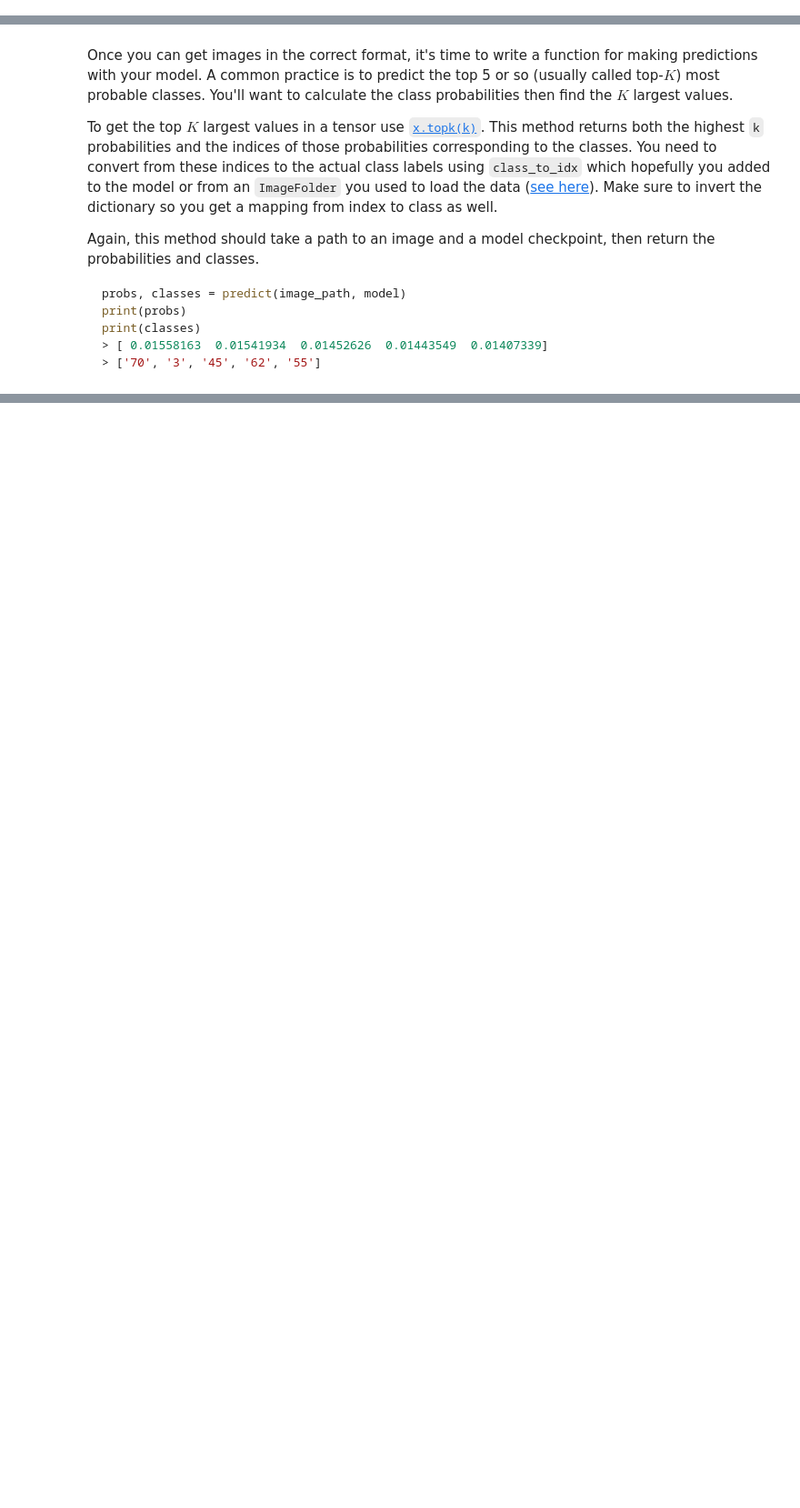
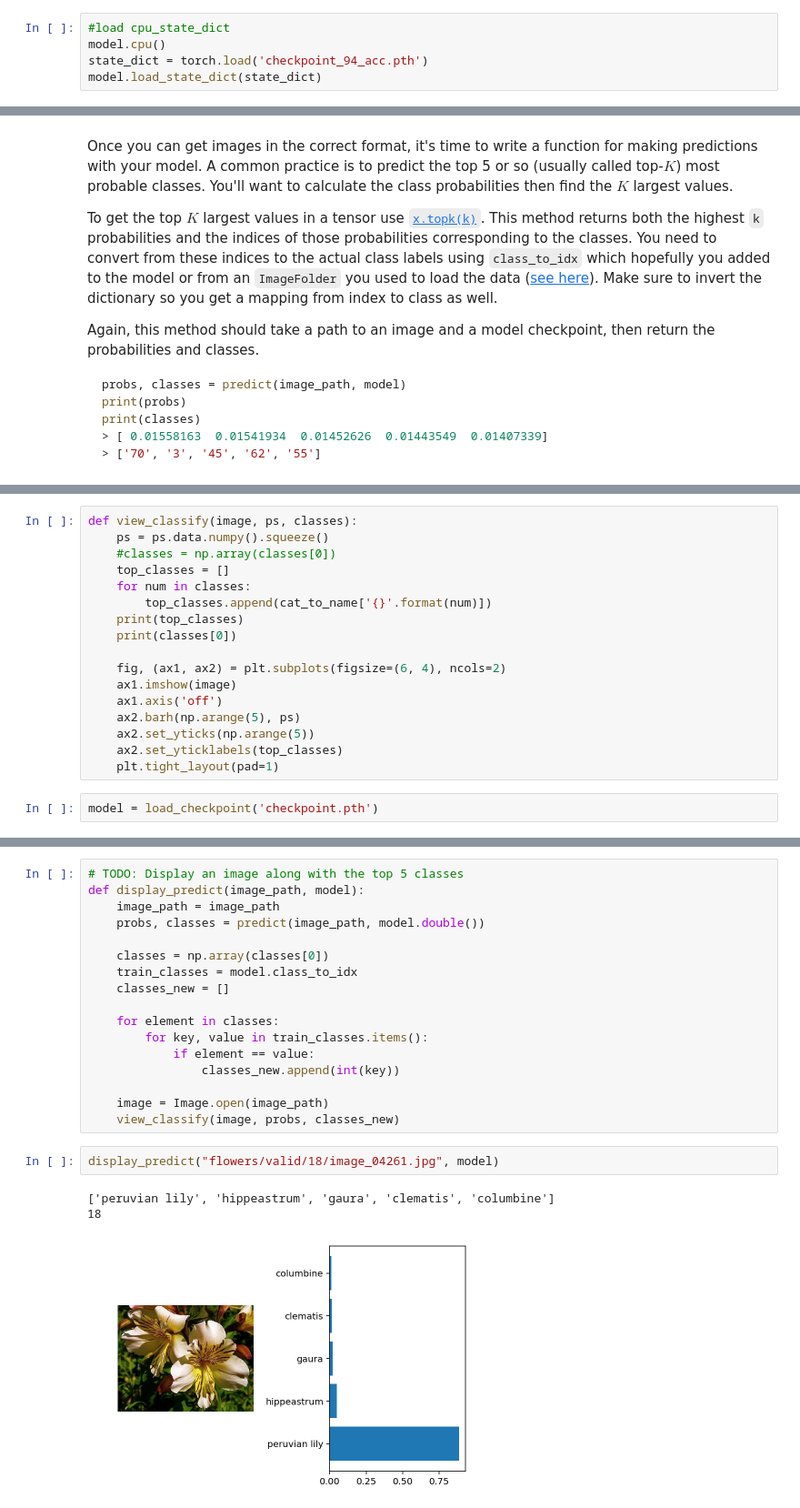
Before and after one commit to YBrauner/DeepLearningMaterial, a Jupyter notebook: Project_ImgClassifier/Image Classifier Project.ipynb, the cells around one changed output, grey strips where cells are left out. Shown: that part at 91% size. Cells and saved outputs as stored; diff of their text form; blank space fills up the shorter version.

```diff
--- a/Project_ImgClassifier/Image Classifier Project.ipynb
+++ b/Project_ImgClassifier/Image Classifier Project.ipynb
@@ -467,0 +389,5 @@ Remember that you'll want to completely rebuild the model later so you can use i
+# %%
+#load cpu_state_dict
+model.cpu()
+state_dict = torch.load('checkpoint_94_acc.pth')
+model.load_state_dict(state_dict)
@@ -561,0 +530,19 @@ You can convert from the class integer encoding to actual flower names with the
+# %%
+def view_classify(image, ps, classes):
+    ps = ps.data.numpy().squeeze()
+    #classes = np.array(classes[0])
+    top_classes = []
+    for num in classes:
+        top_classes.append(cat_to_name['{}'.format(num)])
+    print(top_classes)
+    print(classes[0])
+
+    fig, (ax1, ax2) = plt.subplots(figsize=(6, 4), ncols=2)
+    ax1.imshow(image)
+    ax1.axis('off')
+    ax2.barh(np.arange(5), ps)
+    ax2.set_yticks(np.arange(5))
+    ax2.set_yticklabels(top_classes)
+    plt.tight_layout(pad=1)
+# %%
+model = load_checkpoint('checkpoint.pth')
@@ -561,0 +555,23 @@ You can convert from the class integer encoding to actual flower names with the
+# %%
+# TODO: Display an image along with the top 5 classes
+def display_predict(image_path, model):
+    image_path = image_path
+    probs, classes = predict(image_path, model.double())
+
+    classes = np.array(classes[0])
+    train_classes = model.class_to_idx
+    classes_new = []
+
+    for element in classes:
+        for key, value in train_classes.items():
+            if element == value:
+                classes_new.append(int(key))
+
+    image = Image.open(image_path)
+    view_classify(image, probs, classes_new)
+# %%
+display_predict("flowers/valid/18/image_04261.jpg", model)
+# %% [output]
+['peruvian lily', 'hippeastrum', 'gaura', 'clematis', 'columbine']
+18
+[figure, added]
```
Also changed, not shown: parts of 36 cells of this notebook.
